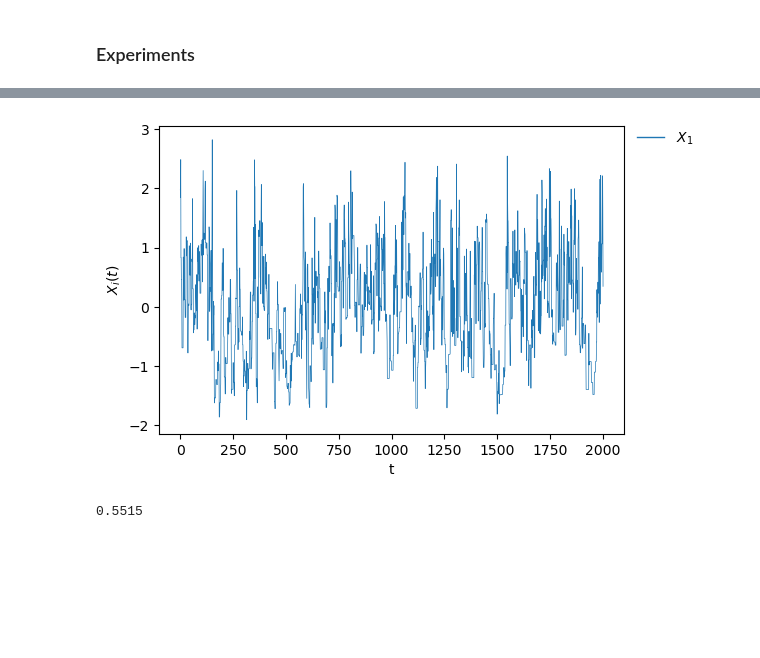
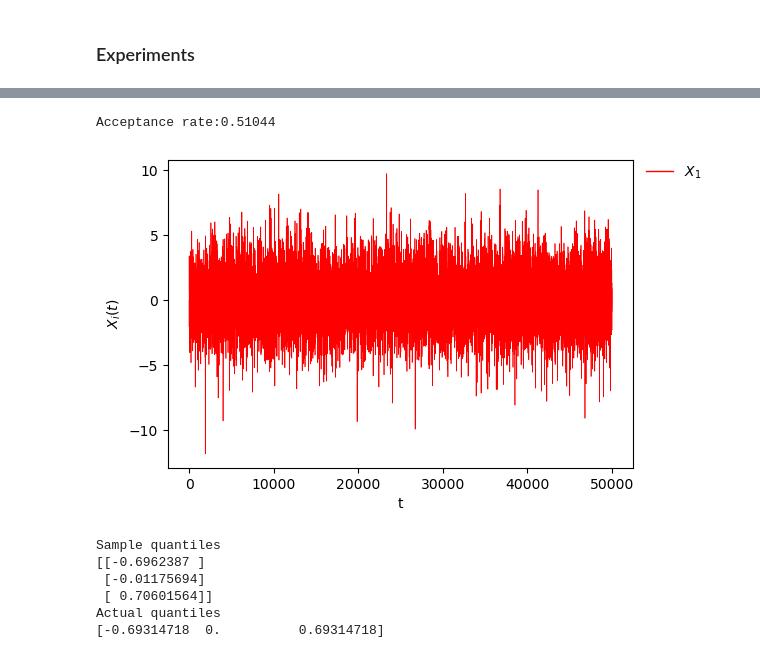
Before and after one commit to bartolomeou/FYP, a Jupyter notebook: barker_proposal_metropolis_hastings.ipynb, the cells around one changed output, grey strips where cells are left out. Drawn from its saved outputs; the diff is of its cells as text; code cells hidden in the pictures; blank space fills up the shorter version.

Commit message:
barker, some gradient log pdf

```diff
--- a/barker_proposal_metropolis_hastings.ipynb
+++ b/barker_proposal_metropolis_hastings.ipynb
@@ -11,4 +8,8 @@ from autograd.variable import Variable
 np.random.seed(8)
+# %%
+import wesanderson as wes
+
+sns.set_palette(sns.color_palette(wes.film_palette('Darjeeling Limited')))
 # %% [markdown]
 ### Utility Functions
 # %%
@@ -74,7 +75,12 @@ def logpi_mvnormal(x, location=[0], covariance=[1]):
 # %%
-def partial_logpi_normal(x, location=0, scale=1):
-    x = np.array(x)
-    return - (1/2) * np.log(2 * np.pi * scale**2)  - (1/2) * ((x - location) / scale)**2
+def grad_logpi_normal(x, location=0, scale=1):
+    return  - (x - location) /scale**2
+
+def grad_logpi_laplace(x, location=0, scale=1):
+    return - np.sign(x - location) / scale
+
+def grad_logpi_cauchy(x, location=0, scale=1):
+    return - 2*(x - location) / (scale**2 + (x - location)**2)
 # %% [markdown]
 ### MCMC Algorithms
 # %%
@@ -174,9 +200,20 @@ traceplot(samples)
 # %%
-samples, accept_rate = BarkerMH(logpi=logpi_normal, partial_logpi=partial_logpi_normal, n_iter=2000, x=np.array([0]))
+samples, accept_rate = barker_mh(logpi=logpi_laplace, grad_logpi=grad_logpi_laplace, n_iter=50000, x_init=np.array([0]), step_size=2)
+
+print(f'Acceptance rate:{accept_rate}')
 
 traceplot(samples)
 
-print(accept_rate)
+print('Sample quantiles')
+print(np.quantile(samples, [0.25, 0.5, 0.75], axis=1))
+print('Actual quantiles')
+print(laplace.ppf([0.25, 0.5, 0.75], loc=0, scale=1))
 # %% [output]
+Acceptance rate:0.51044
-[figure, old version]
+[figure, new version]
-0.5515
+Sample quantiles
+[[-0.6962387 ]
+ [-0.01175694]
+ [ 0.70601564]]
+Actual quantiles
+[-0.69314718  0.          0.69314718]
```
Also changed, not shown: parts of 5 cells of this notebook.
